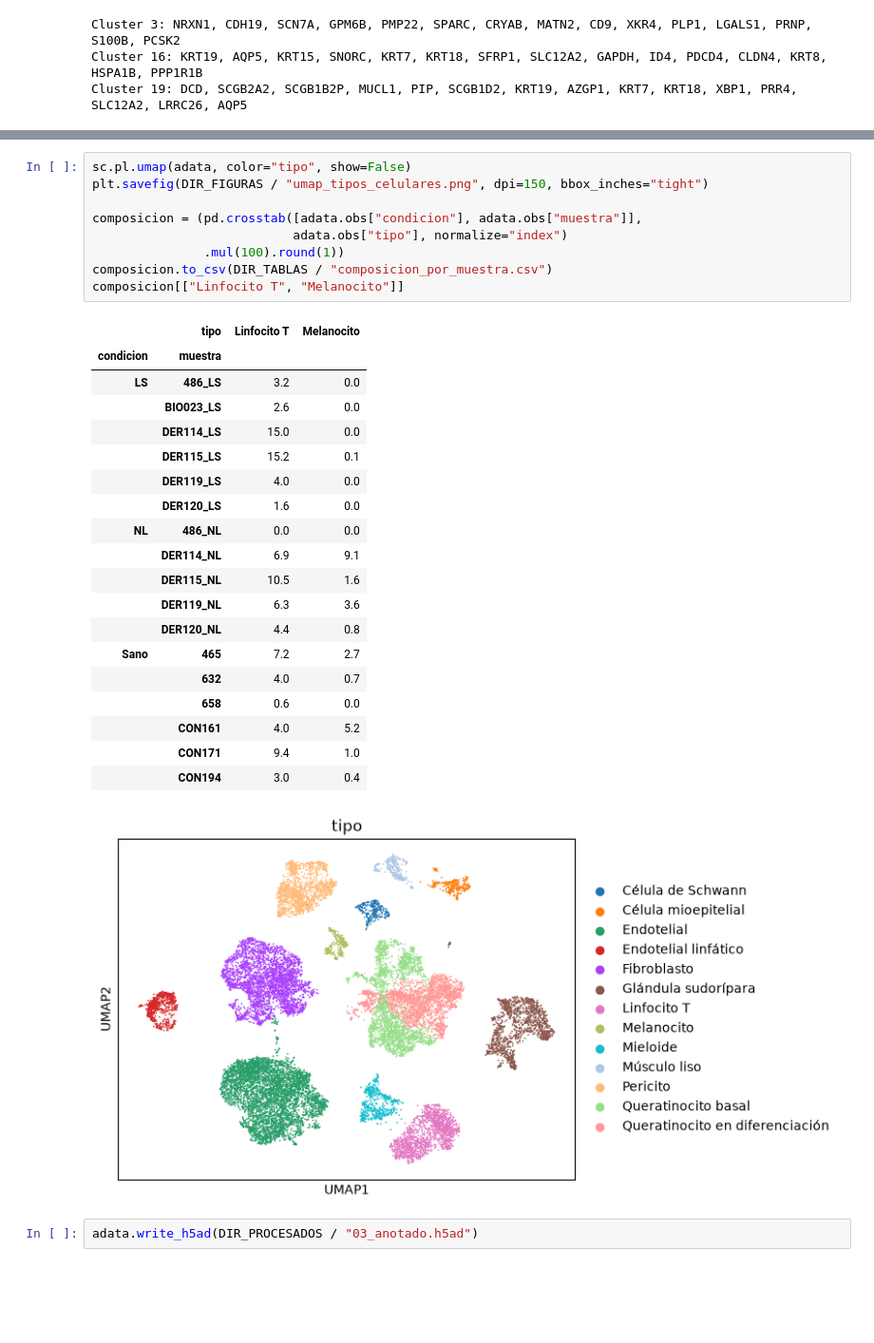
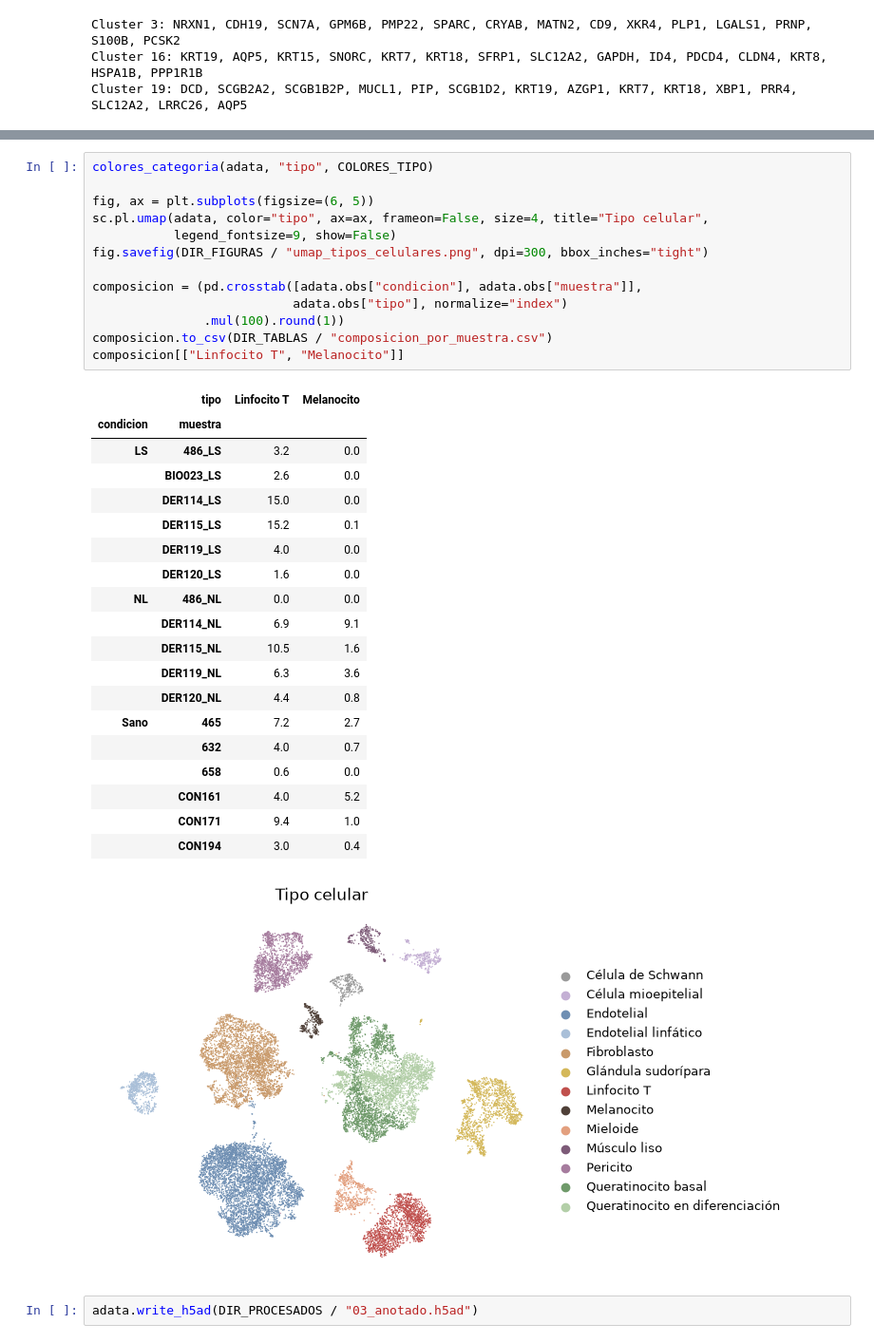
Before and after one commit to leomorgzzz/vitiligo-linfocitos-t, a Jupyter notebook: notebooks/03_tipos_celulares.ipynb, the cells around one changed output, grey strips where cells are left out. Shown at 95% size. Saved outputs shown, nothing was run; the diff lists cells and outputs as text; blank space fills up the shorter version.

```diff
--- a/notebooks/03_tipos_celulares.ipynb
+++ b/notebooks/03_tipos_celulares.ipynb
@@ -218,34 +283,38 @@ AnnData object with n_obs × n_vars = 20284 × 21761
     obsp: 'distances', 'connectivities'
     layers: None (.X), 'counts'
 # %%
-sc.pl.umap(adata, color="tipo", show=False)
-plt.savefig(DIR_FIGURAS / "umap_tipos_celulares.png", dpi=150, bbox_inches="tight")
+colores_categoria(adata, "tipo", COLORES_TIPO)
+
+fig, ax = plt.subplots(figsize=(6, 5))
+sc.pl.umap(adata, color="tipo", ax=ax, frameon=False, size=4, title="Tipo celular",
+           legend_fontsize=9, show=False)
+fig.savefig(DIR_FIGURAS / "umap_tipos_celulares.png", dpi=300, bbox_inches="tight")
 
 composicion = (pd.crosstab([adata.obs["condicion"], adata.obs["muestra"]],
                            adata.obs["tipo"], normalize="index")
                .mul(100).round(1))
 composicion.to_csv(DIR_TABLAS / "composicion_por_muestra.csv")
 composicion[["Linfocito T", "Melanocito"]]
 # %% [output]
 |  | tipo | Linfocito T | Melanocito |
 | condicion | muestra |  |  |
 | LS | 486_LS | 3.2 | 0.0 |
 |  | BIO023_LS | 2.6 | 0.0 |
 |  | DER114_LS | 15.0 | 0.0 |
 |  | DER115_LS | 15.2 | 0.1 |
 |  | DER119_LS | 4.0 | 0.0 |
 |  | DER120_LS | 1.6 | 0.0 |
 | NL | 486_NL | 0.0 | 0.0 |
 |  | DER114_NL | 6.9 | 9.1 |
 |  | DER115_NL | 10.5 | 1.6 |
 |  | DER119_NL | 6.3 | 3.6 |
 |  | DER120_NL | 4.4 | 0.8 |
 | Sano | 465 | 7.2 | 2.7 |
 |  | 632 | 4.0 | 0.7 |
 |  | 658 | 0.6 | 0.0 |
 |  | CON161 | 4.0 | 5.2 |
 |  | CON171 | 9.4 | 1.0 |
 |  | CON194 | 3.0 | 0.4 |
-[figure, old version]
+[figure, new version]
 # %%
 adata.write_h5ad(DIR_PROCESADOS / "03_anotado.h5ad")
```
Also changed, not shown: parts of 8 cells of this notebook, 30 other files.
